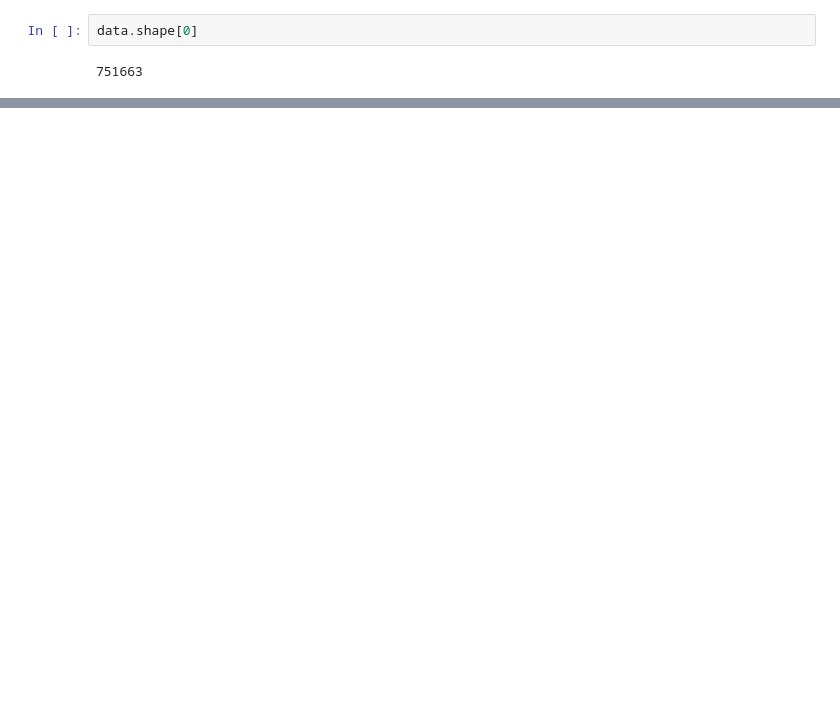
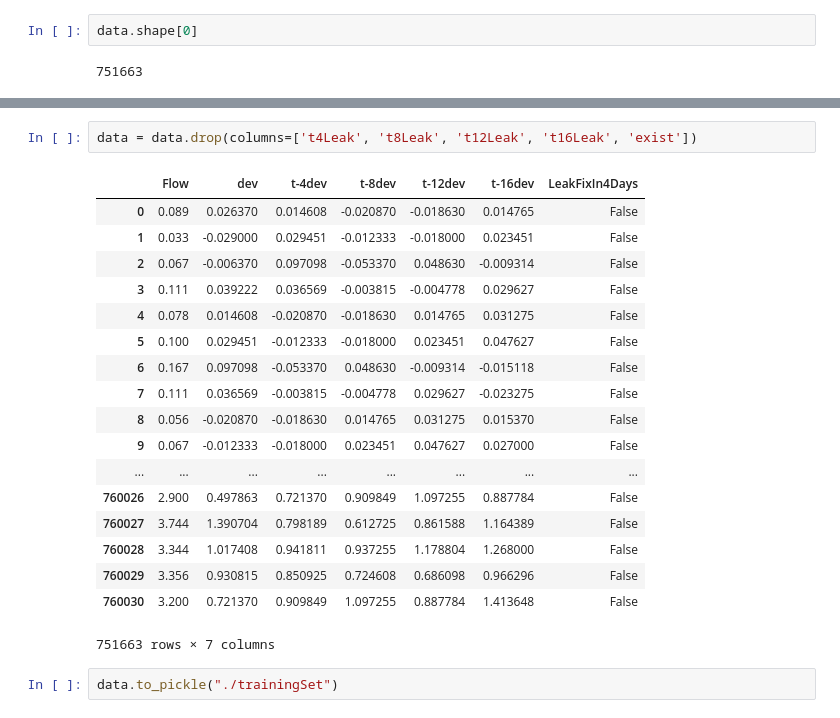
Before and after one commit to dicksonl/yorkshirewaterdatadive, a Jupyter notebook: Model.ipynb, the cells around one changed output, grey strips where cells are left out. Saved outputs shown, nothing was run; the diff lists cells and outputs as text; blank space fills up the shorter version.

```diff
--- a/Model.ipynb
+++ b/Model.ipynb
@@ -121,0 +139,23 @@ data[data["exist"] == False].shape[0]
+# %%
+data = data.drop(columns=['t4Leak', 't8Leak', 't12Leak', 't16Leak', 'exist'])
+# %% [output]
+|  | Flow | dev | t-4dev | t-8dev | t-12dev | t-16dev | LeakFixIn4Days |
+| 0 | 0.089 | 0.026370 | 0.014608 | -0.020870 | -0.018630 | 0.014765 | False |
+| 1 | 0.033 | -0.029000 | 0.029451 | -0.012333 | -0.018000 | 0.023451 | False |
+| 2 | 0.067 | -0.006370 | 0.097098 | -0.053370 | 0.048630 | -0.009314 | False |
+| 3 | 0.111 | 0.039222 | 0.036569 | -0.003815 | -0.004778 | 0.029627 | False |
+| 4 | 0.078 | 0.014608 | -0.020870 | -0.018630 | 0.014765 | 0.031275 | False |
+| 5 | 0.100 | 0.029451 | -0.012333 | -0.018000 | 0.023451 | 0.047627 | False |
+| 6 | 0.167 | 0.097098 | -0.053370 | 0.048630 | -0.009314 | -0.015118 | False |
+| 7 | 0.111 | 0.036569 | -0.003815 | -0.004778 | 0.029627 | -0.023275 | False |
+| 8 | 0.056 | -0.020870 | -0.018630 | 0.014765 | 0.031275 | 0.015370 | False |
+| 9 | 0.067 | -0.012333 | -0.018000 | 0.023451 | 0.047627 | 0.027000 | False |
+| ... | ... | ... | ... | ... | ... | ... | ... |
+| 760026 | 2.900 | 0.497863 | 0.721370 | 0.909849 | 1.097255 | 0.887784 | False |
+| 760027 | 3.744 | 1.390704 | 0.798189 | 0.612725 | 0.861588 | 1.164389 | False |
+| 760028 | 3.344 | 1.017408 | 0.941811 | 0.937255 | 1.178804 | 1.268000 | False |
+| 760029 | 3.356 | 0.930815 | 0.850925 | 0.724608 | 0.686098 | 0.966296 | False |
+| 760030 | 3.200 | 0.721370 | 0.909849 | 1.097255 | 0.887784 | 1.413648 | False |
+751663 rows × 7 columns
+# %%
+data.to_pickle("./trainingSet")
```
Also changed, not shown: parts of 9 cells of this notebook, 2 other files.
